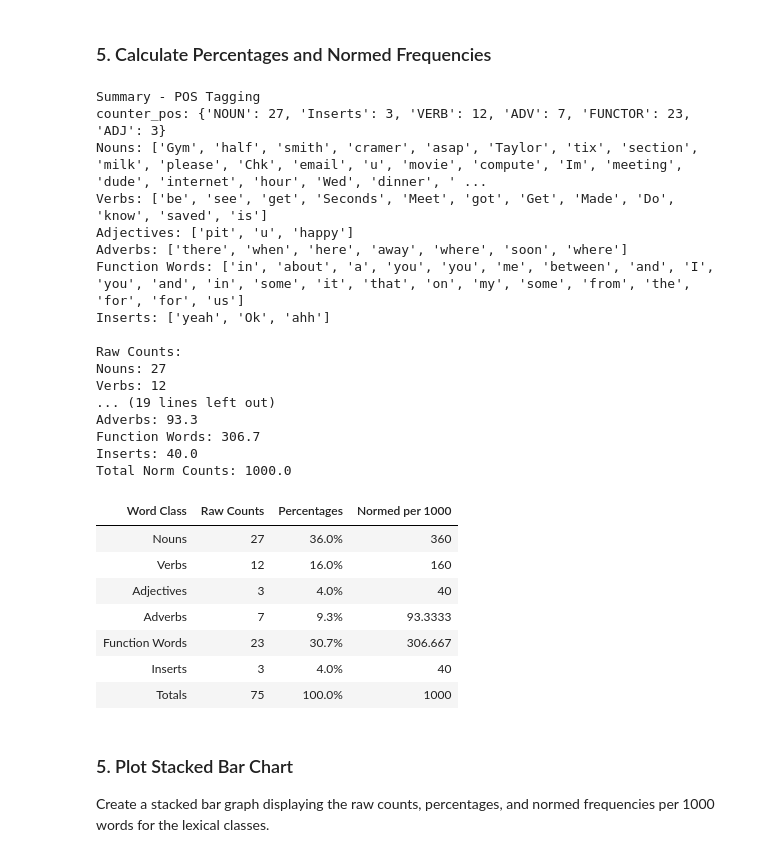
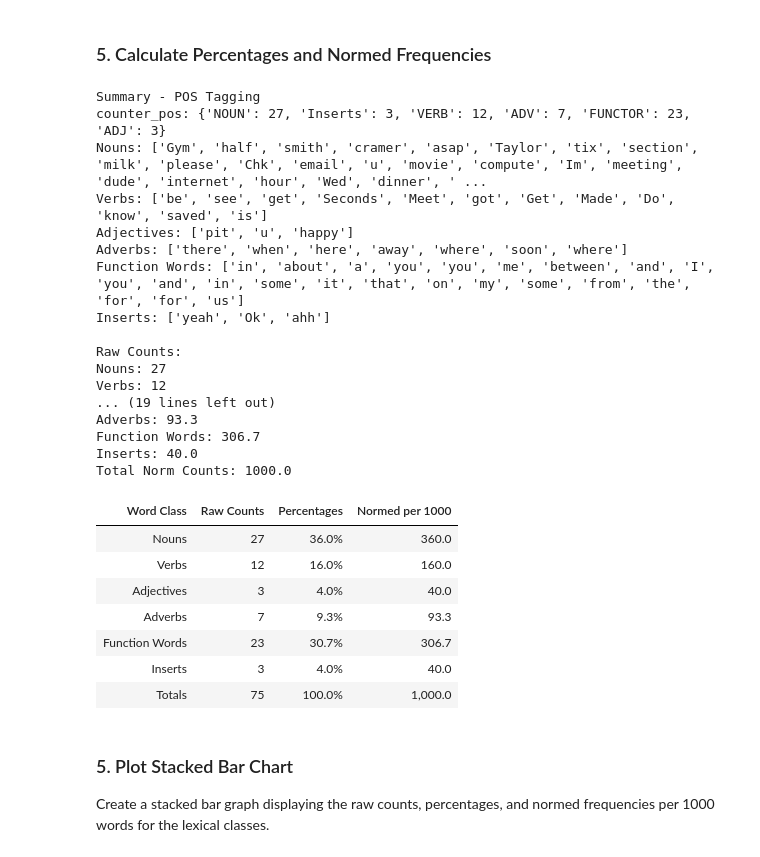
Before and after one commit to steve3p0/LING521, a Jupyter notebook: textmsg_analysis/text_analysis.ipynb, the cells around one changed output. Drawn from its saved outputs; the diff is of its cells as text; code cells hidden in the pictures.

Commit message:
number formatting works!

```diff
--- a/textmsg_analysis/text_analysis.ipynb
+++ b/textmsg_analysis/text_analysis.ipynb
@@ -223,67 +223,48 @@ print(f"Total Norm Counts: {total_norm_counts:0.1f}")
 data = {'Word Class': ['Nouns', 'Verbs', 'Adjectives', 'Adverbs', 'Function Words', 'Inserts', 'Totals'],
         'Raw Counts': [raw_counts_nouns, raw_counts_verbs, raw_counts_adjectives, raw_counts_adverbs, raw_counts_functors, raw_counts_inserts, total_words],
         'Percentages': [percent_nouns, percent_verbs, percent_adjectives, percent_adverbs, percent_functors, percent_inserts, total_percentages ],
         'Normed per 1000': [norm_counts_nouns, norm_counts_verbs, norm_counts_adjectives, norm_counts_adverbs, norm_counts_functors, norm_counts_inserts, total_norm_counts]}
 df = pd.DataFrame(data, columns=['Word Class', 'Raw Counts', 'Percentages', 'Normed per 1000'])
 
 styled_df = (df.style
                 #.applymap(color_negative_red, subset=['total_amt_usd_diff','total_amt_usd_pct_diff'])
-                .format({'Percentages': "{:.1%}"}))
+                .format
+                (
+                    {
+                        'Percentages': "{:.1%}",
+                        'Normed per 1000': "{:,.1f}"
+                    }
+                )
+            )
 
 html = styled_df.hide_index().render()
 display(HTML(html))
-
-#counts_table.style.hide_index()
-# counts_table.style.format(
-# {
-#     'var1': "{:.2f}",
-#     'var2': "{:.2f}",
-#     'var3': "{:.2%}"
-# })
-
-
-# output = counts_table.to_html(formatters={
-#     'Word Class': '{}',
-#     'Raw Counts': '{}',
-#     'Percentages': '{:,.2%}'.format,
-#     'Normed per 1000': '{:,.1f}'.format
-# })
-# output = counts_table.to_html(formatters={
-#     'Word Class': '{}',
-#     'Raw Counts': '{}',
-#     'Percentages': '{}',
-#     'Normed per 1000': '{}'
-# })
-#
-# display(HTML(output))
-
-#display(HTML(output.to_html(index=False)))
 # %% [output]
 Summary - POS Tagging
 counter_pos: {'NOUN': 27, 'Inserts': 3, 'VERB': 12, 'ADV': 7, 'FUNCTOR': 23, 'ADJ': 3}
 Nouns: ['Gym', 'half', 'smith', 'cramer', 'asap', 'Taylor', 'tix', 'section', 'milk', 'please', 'Chk', 'email', 'u', 'movie', 'compute', 'Im', 'meeting', 'dude', 'internet', 'hour', 'Wed', 'dinner', ' ...
 Verbs: ['be', 'see', 'get', 'Seconds', 'Meet', 'got', 'Get', 'Made', 'Do', 'know', 'saved', 'is']
 Adjectives: ['pit', 'u', 'happy']
 Adverbs: ['there', 'when', 'here', 'away', 'where', 'soon', 'where']
 Function Words: ['in', 'about', 'a', 'you', 'you', 'me', 'between', 'and', 'I', 'you', 'and', 'in', 'some', 'it', 'that', 'on', 'my', 'some', 'from', 'the', 'for', 'for', 'us']
 Inserts: ['yeah', 'Ok', 'ahh']
 
 Raw Counts:
 Nouns: 27
 Verbs: 12
 ... (19 lines left out)
 Adverbs: 93.3
 Function Words: 306.7
 Inserts: 40.0
 Total Norm Counts: 1000.0
 | Word Class | Raw Counts | Percentages | Normed per 1000 |
-| Nouns | 27 | 36.0% | 360 |
-| Verbs | 12 | 16.0% | 160 |
-| Adjectives | 3 | 4.0% | 40 |
-| Adverbs | 7 | 9.3% | 93.3333 |
-| Function Words | 23 | 30.7% | 306.667 |
-| Inserts | 3 | 4.0% | 40 |
-| Totals | 75 | 100.0% | 1000 |
+| Nouns | 27 | 36.0% | 360.0 |
+| Verbs | 12 | 16.0% | 160.0 |
+| Adjectives | 3 | 4.0% | 40.0 |
+| Adverbs | 7 | 9.3% | 93.3 |
+| Function Words | 23 | 30.7% | 306.7 |
+| Inserts | 3 | 4.0% | 40.0 |
+| Totals | 75 | 100.0% | 1,000.0 |
 # %% [markdown]
 ### 5.  Plot Stacked Bar Chart
 Create a stacked bar graph displaying the raw counts, percentages, and normed frequencies per 1000 words for the lexical classes.
```
Also changed, not shown: parts of 1 cell of this notebook.
